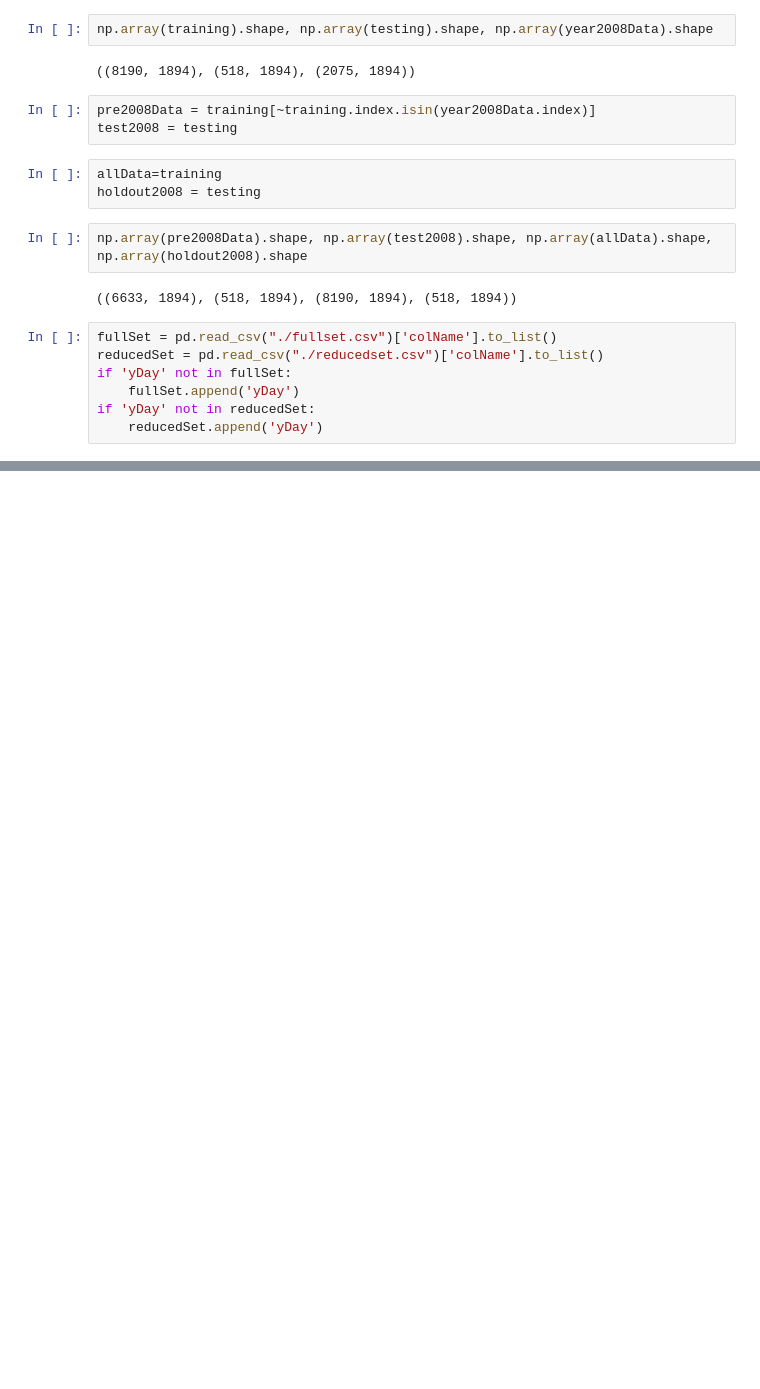
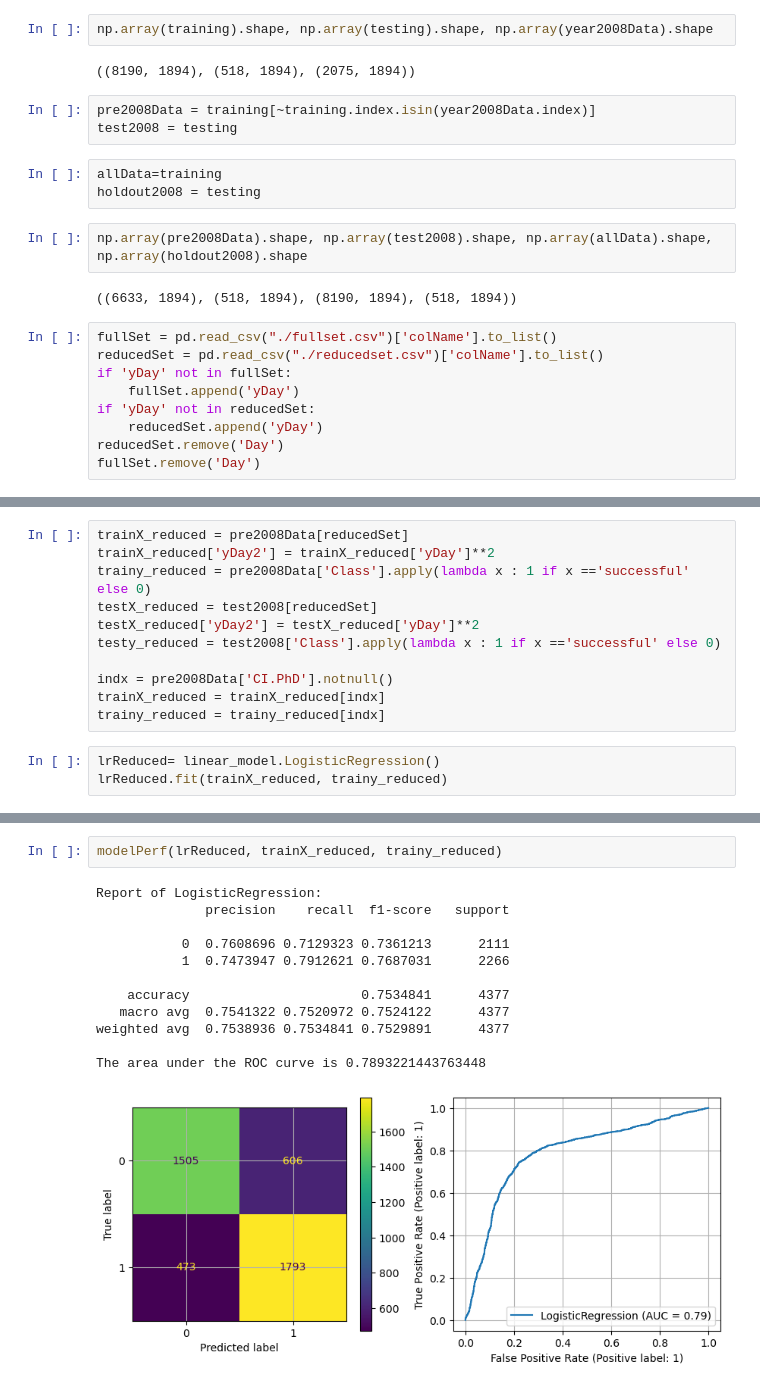
Before and after one commit to chenxuhe79/AppliedPredictiveModeling, a Jupyter notebook: Ch12_7.ipynb, the cells around one changed output, grey strips where cells are left out. Drawn from its saved outputs; the diff is of its cells as text; blank space fills up the shorter version.

```diff
--- a/Ch12_7.ipynb
+++ b/Ch12_7.ipynb
@@ -497,6 +507,8 @@ if 'yDay' not in fullSet:
     fullSet.append('yDay')
 if 'yDay' not in reducedSet:
     reducedSet.append('yDay')
+reducedSet.remove('Day')
+fullSet.remove('Day')
 # %%
 len(fullSet), len(reducedSet) #1070,  256 after adding yDay
 # %% [output]
@@ -539,0 +635,14 @@ modelFit.coef_, modelFit.intercept_
+# %%
+trainX_reduced = pre2008Data[reducedSet]
+trainX_reduced['yDay2'] = trainX_reduced['yDay']**2
+trainy_reduced = pre2008Data['Class'].apply(lambda x : 1 if x =='successful' else 0)
+testX_reduced = test2008[reducedSet]
+testX_reduced['yDay2'] = testX_reduced['yDay']**2
+testy_reduced = test2008['Class'].apply(lambda x : 1 if x =='successful' else 0)
+
+indx = pre2008Data['CI.PhD'].notnull()
+trainX_reduced = trainX_reduced[indx]
+trainy_reduced = trainy_reduced[indx]
+# %%
+lrReduced= linear_model.LogisticRegression()
+lrReduced.fit(trainX_reduced, trainy_reduced)
@@ -539,0 +658,15 @@ modelFit.coef_, modelFit.intercept_
+# %%
+modelPerf(lrReduced, trainX_reduced, trainy_reduced)
+# %% [output]
+Report of LogisticRegression:
+              precision    recall  f1-score   support
+
+           0  0.7608696 0.7129323 0.7361213      2111
+           1  0.7473947 0.7912621 0.7687031      2266
+
+    accuracy                      0.7534841      4377
+   macro avg  0.7541322 0.7520972 0.7524122      4377
+weighted avg  0.7538936 0.7534841 0.7529891      4377
+
+The area under the ROC curve is 0.7893221443763448
+[figure, added]
```
Also changed, not shown: parts of 26 cells of this notebook.
